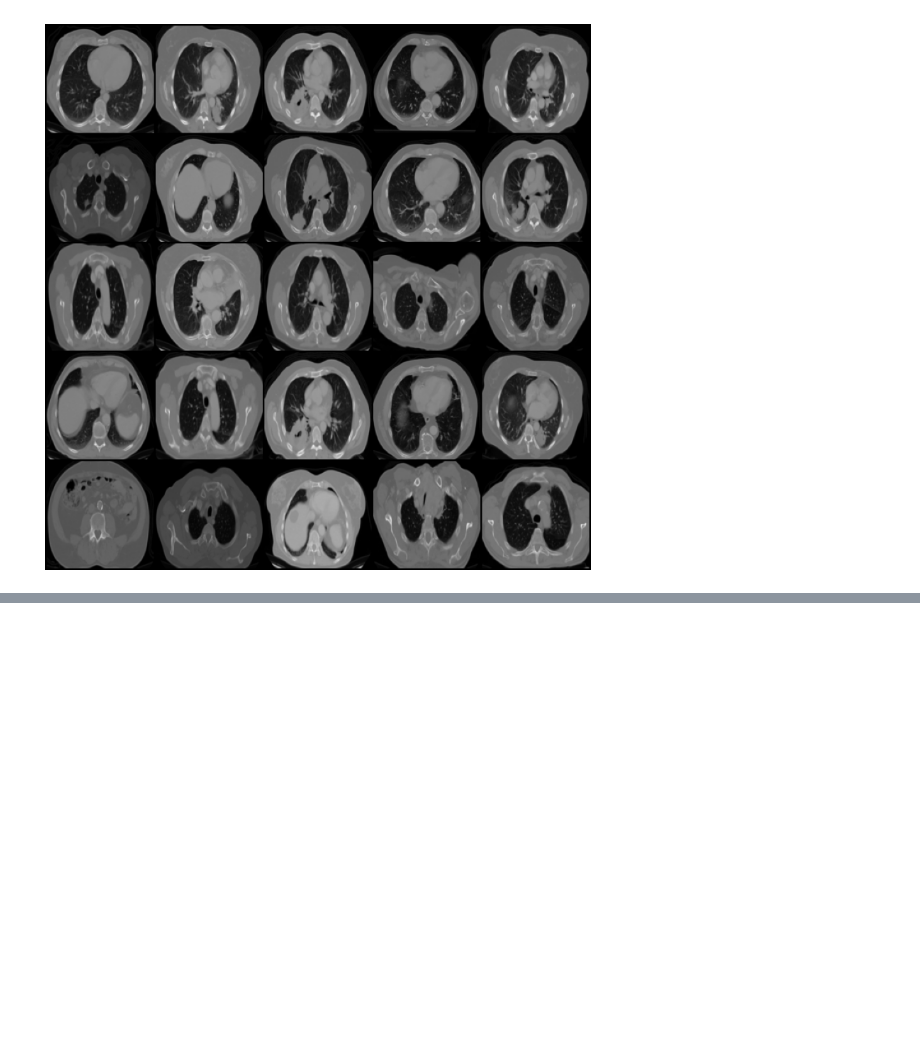
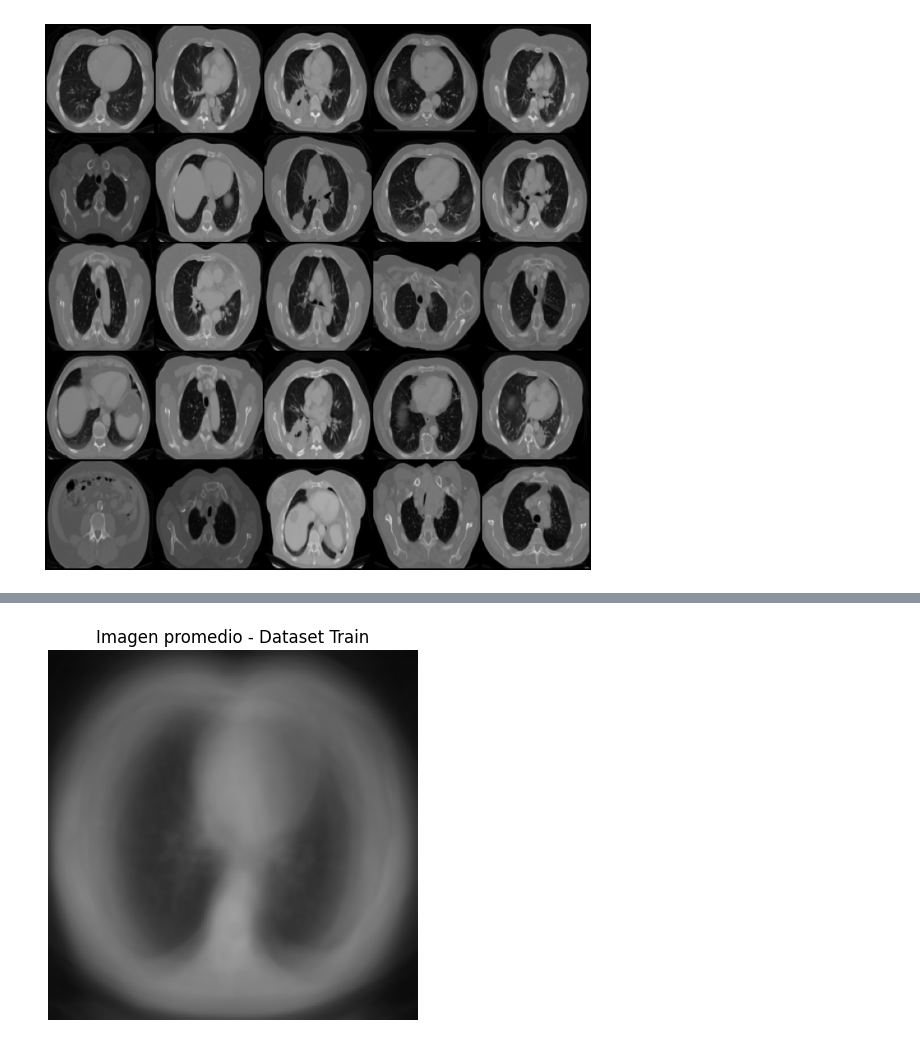
Before and after one commit to gasper-az/vision-computadora-II-trabajo-final, a Jupyter notebook: trabajo-final.ipynb, the cells around one changed output, grey strips where cells are left out. Saved outputs shown, nothing was run; the diff lists cells and outputs as text; code cells hidden in the pictures; blank space fills up the shorter version.

Commit message:
[EDA] Imágenes promedio

```diff
--- a/trabajo-final.ipynb
+++ b/trabajo-final.ipynb
@@ -411,0 +425,6 @@ show_images_from_loader(dataloader=validation_loader)
+# %%
+BATCH_SIZE = 1
+
+train_loader = DataLoader(train_data, batch_size=BATCH_SIZE)
+test_loader = DataLoader(test_data, batch_size=BATCH_SIZE)
+validation_loader = DataLoader(validation_data, batch_size=BATCH_SIZE)
@@ -411,0 +437,39 @@ show_images_from_loader(dataloader=validation_loader)
+# %%
+def get_mean_image(dataloader: DataLoader, channels: int = 3, height: int = 128,
+                   width: int = 128,
+                   labels_to_show: list = [0, 1, 2, 3]) -> np.ndarray:
+  """
+  Devuelve como se ve la "imagen promedio" de un dataloader.
+
+  Args:
+    dataloader (DataLoader): dataloader cuyas imágenes serán procesadas.
+    channels (int): cantidad de canales que tienen las imágenes. Por defecto
+      es 3.
+    height (int): altura de las imágenes. Por defecto es 128.
+    width (int): ancho de las imágenes. Por defecto es 128.
+    labels_to_show (list): índice de los labels/clases del dataset a procesar.
+  Returns:
+    (np.ndarray): Imagen promedio del dataset, de la clase indicada.
+  """
+  mean_image_sum = torch.zeros(channels, height, width)
+  num_images = 0
+
+  for images, labels in train_loader:
+      if labels in labels_to_show:
+        mean_image_sum += torch.sum(images, dim=0)
+        num_images += images.shape[0]
+
+  mean_image = mean_image_sum / num_images
+  return mean_image
+# %%
+train_mean_all_classes = get_mean_image(dataloader=train_loader)
+
+### 1 canal
+# plt.imshow(train_mean_all_classes.squeeze().numpy(), cmap='gray')
+### 3 Canales
+plt.imshow(train_mean_all_classes.permute(1, 2, 0).numpy())
+plt.title("Imagen promedio - Dataset Train")
+plt.axis('off')
+plt.show()
+# %% [output]
+[figure, added]
```
Also changed, not shown: parts of 12 cells of this notebook.
